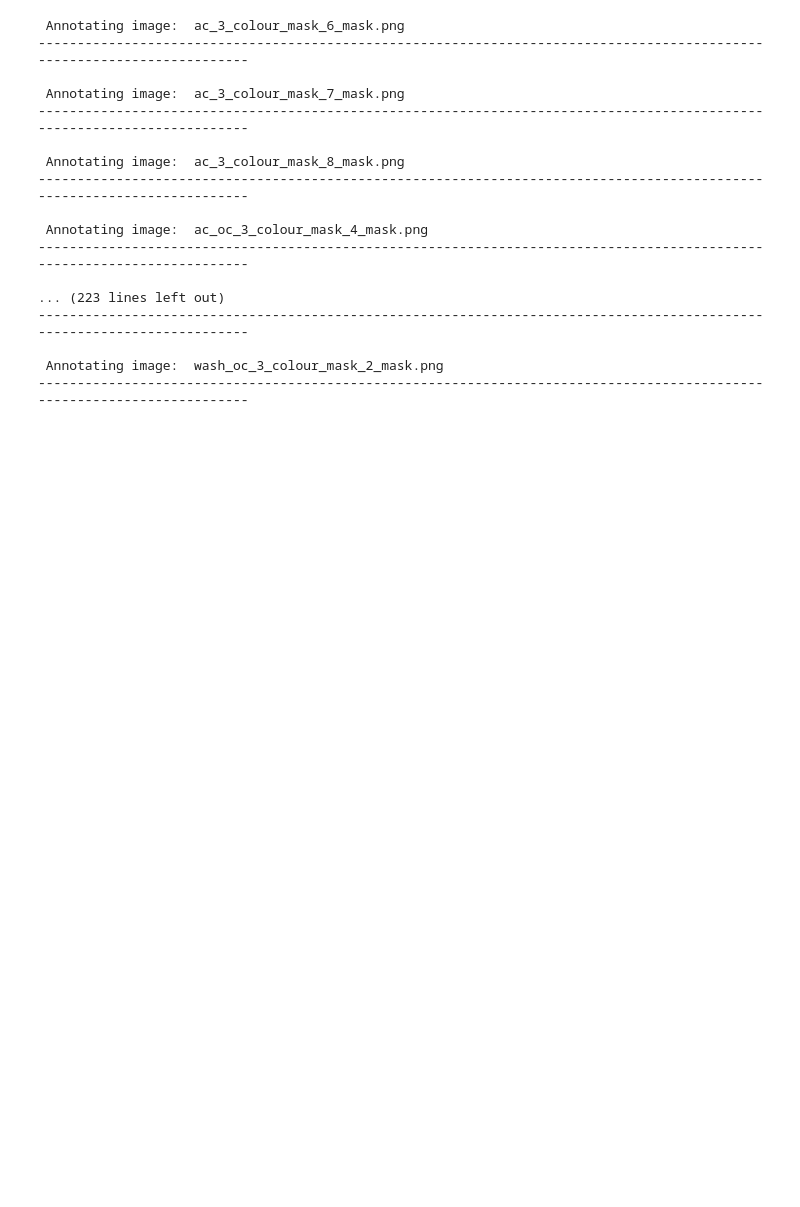
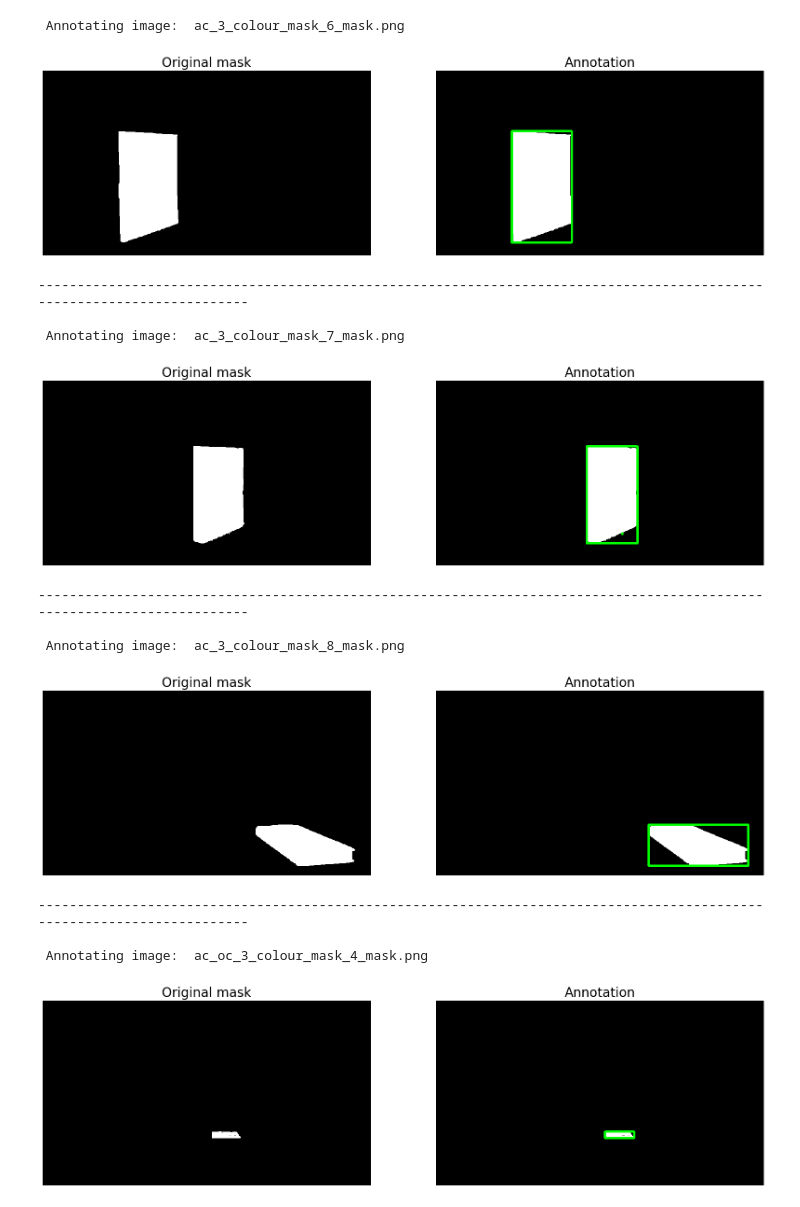
Before and after one commit to matthewkenely/mask-to-annotation, a Jupyter notebook: Demo - COTS Dataset.ipynb, the cells around one changed output. Drawn from its saved outputs; the diff is of its cells as text; code cells hidden in the pictures; blank space fills up the shorter version.

```diff
--- a/Demo - COTS Dataset.ipynb
+++ b/Demo - COTS Dataset.ipynb
@@ -83,31 +106,26 @@ for image_paths in os.listdir(part2_multiple_objects):
 # %%
-yolo_output_dir = "YOLO_annotations"
-yolo_color = (0, 255, 0)
+image_id = 0
 
-image_id = 0
 for image_paths in os.listdir(part2_multiple_objects):
     mask_paths = os.path.join(part2_multiple_objects, image_paths, "masks")
     category = image_paths
     for mask_name in os.listdir(mask_paths):
         image = cv2.imread(os.path.join(mask_paths, mask_name))
         yolo.annotate((image_id, mask_name, image, project_name, category, yolo_output_dir),
-                      do_display=False, do_save=False, annotation_color=yolo_color)
+                      do_display, do_save, annotation_color=yolo_color)
         image_id += 1
 # %% [output]
  Annotating image:  ac_3_colour_mask_6_mask.png
-------------------------------------------------------------------------------------------------------------------------
-
- Annotating image:  ac_3_colour_mask_7_mask.png
-------------------------------------------------------------------------------------------------------------------------
-
- Annotating image:  ac_3_colour_mask_8_mask.png
-------------------------------------------------------------------------------------------------------------------------
-
- Annotating image:  ac_oc_3_colour_mask_4_mask.png
-------------------------------------------------------------------------------------------------------------------------
-
-... (223 lines left out)
-------------------------------------------------------------------------------------------------------------------------
-
- Annotating image:  wash_oc_3_colour_mask_2_mask.png
-------------------------------------------------------------------------------------------------------------------------
+[figure, added]
+------------------------------------------------------------------------------------------------------------------------
+
+ Annotating image:  ac_3_colour_mask_7_mask.png
+[figure, added]
+------------------------------------------------------------------------------------------------------------------------
+
+ Annotating image:  ac_3_colour_mask_8_mask.png
+[figure, added]
+------------------------------------------------------------------------------------------------------------------------
+
+ Annotating image:  ac_oc_3_colour_mask_4_mask.png
+[figure, added]
```
Also changed, not shown: parts of 19 cells of this notebook, 5 other files.
